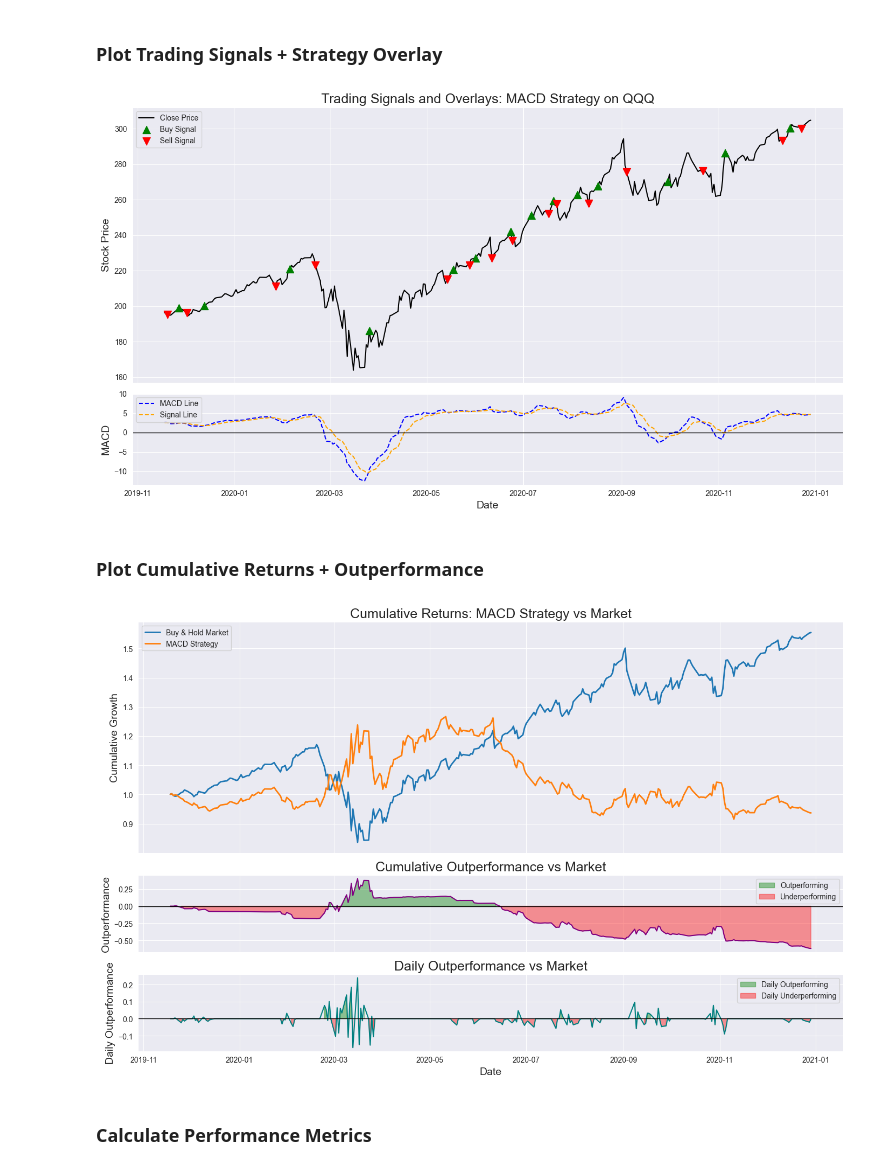
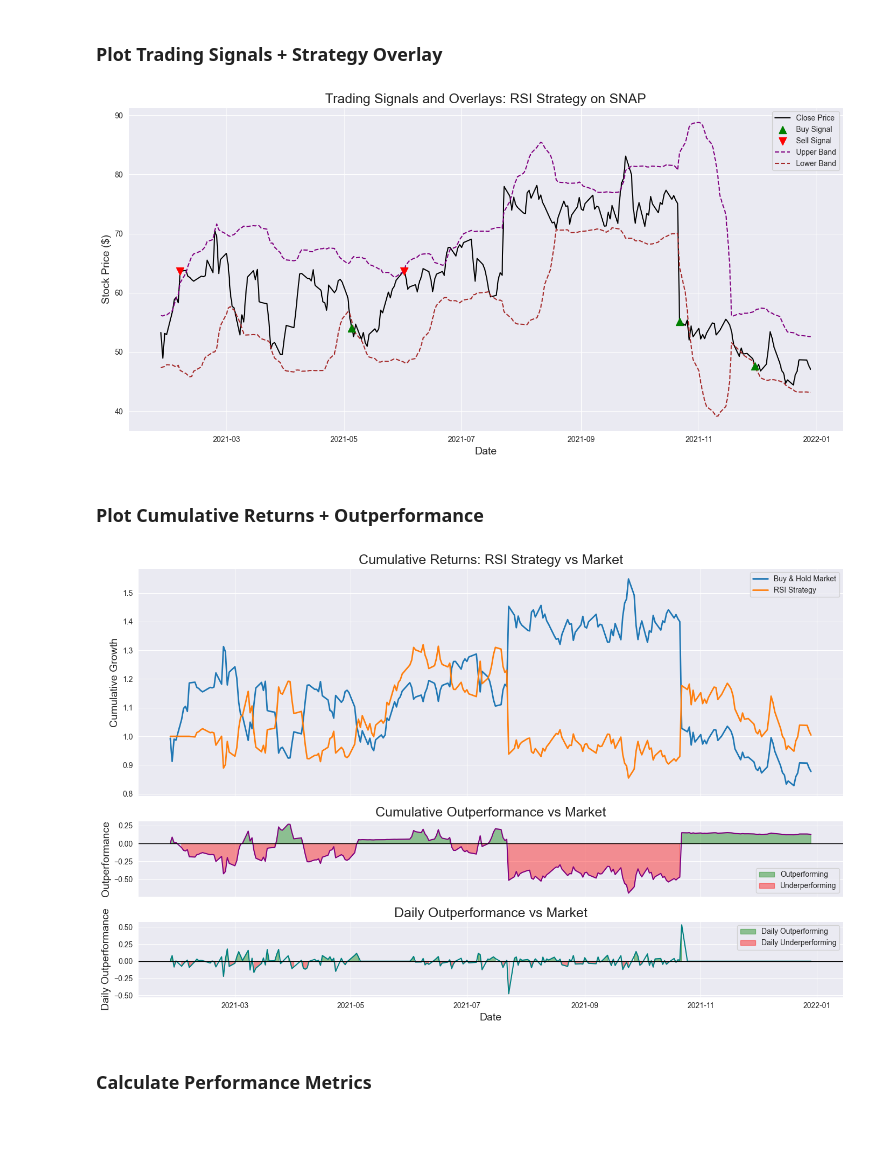
Before and after one commit to tobiassafie/first-year-coding, a Jupyter notebook: finance_models/capstone/Capstone_Backtester.ipynb, the cells around one changed output. Saved outputs shown, nothing was run; the diff lists cells and outputs as text; code cells hidden in the pictures; blank space fills up the shorter version.

```diff
--- a/finance_models/capstone/Capstone_Backtester.ipynb
+++ b/finance_models/capstone/Capstone_Backtester.ipynb
@@ -19,12 +26,12 @@ import seaborn as sns
 ### **Set Parameters**
 # %%
 # Set Backtest Settings
-ticker = 'QQQ'  # Example: 'TSLA', 'AAPL', etc.
-start_date = '2019-10-10' # Pull from 50 days earlier to allow indicators to warm up
-end_date = '2020-12-30'
+ticker = 'SNAP'  # Example: 'TSLA', 'AAPL', etc.
+start_date = '2020-10-10' # Pull from 50 days earlier to allow indicators to warm up
+end_date = '2021-12-30'
 
 # Select strategy
-strategy_choice = 'MACD'  # Options: 'SMA', 'EWMA', 'MACD', 'RSI', 'ATR'
+strategy_choice = 'RSI'  # Options: 'SMA', 'EWMA', 'MACD', 'RSI', 'ATR'
 # %% [markdown]
 ### **Download Data**
 # %%
@@ -35,6 +42,10 @@ df = yf.download(ticker, start=start_date, end=end_date, group_by="ticker")  # T
 if isinstance(df.columns, pd.MultiIndex):
     df = df[ticker]  # Select only TSLA's data
 
+df = df.copy()
+df.reset_index(inplace=True)  # promotes index (which is datetime) to a 'Date' column
+df['Date'] = pd.to_datetime(df['Date'])  # Ensure 'Date' is datetime
+
 # Keep only needed columns
-df = df[['High', 'Low', 'Close']].dropna()
+df = df[['High', 'Low', 'Close', 'Date']].dropna()
 # %% [output]
@@ -92,12 +104,6 @@ df = df.dropna()
 ### **Plot Trading Signals + Strategy Overlay**
 # %%
 sns.set_style('darkgrid')
-
-# Short bugfix
-if df.index.name != 'Date':
-    df = df.copy()
-    df.index.name = 'Date'
-    df = df.reset_index()
 
 # --- For MACD Strategy (Separate Subplots) ---
 if strategy_choice == 'MACD':
@@ -108,11 +114,11 @@ if strategy_choice == 'MACD':
 
     # Plot Buy signals
     buy_signals = df[df['Signal'] == 1]
-    ax1.scatter(buy_signals.index, buy_signals['Close'], label='Buy Signal', marker='^', color='green', s=100, zorder=5)
+    ax1.scatter(buy_signals['Date'], buy_signals['Close'], label='Buy Signal', marker='^', color='green', s=100, zorder=5)
 
     # Plot Sell signals
     sell_signals = df[df['Signal'] == -1]
-    ax1.scatter(sell_signals.index, sell_signals['Close'], label='Sell Signal', marker='v', color='red', s=100, zorder=5)
+    ax1.scatter(sell_signals['Date'], sell_signals['Close'], label='Sell Signal', marker='v', color='red', s=100, zorder=5)
 
     # Title and legend
     ax1.set_title(f"Trading Signals and Overlays: {strategy_choice} Strategy on {ticker}", fontsize=18)
@@ -142,35 +148,35 @@ else:
     buy_signals = df[df['Signal'] == 1]
     plt.scatter(buy_signals['Date'], buy_signals['Close'], label='Buy Signal', marker='^', color='green', s=100, zorder=5)
 
     # Plot Sell signals
     sell_signals = df[df['Signal'] == -1]
     plt.scatter(sell_signals['Date'], sell_signals['Close'], label='Sell Signal', marker='v', color='red', s=100, zorder=5)
 
     # Strategy-specific overlays
     if strategy_choice == 'SMA':
         sns.lineplot(data=df, x='Date', y='SMA_Short', label='SMA Short', color='blue', linestyle='--')
         sns.lineplot(data=df, x='Date', y='SMA_Long', label='SMA Long', color='orange', linestyle='--')
 
     elif strategy_choice == 'EWMA':
         sns.lineplot(data=df, x='Date', y='EWMA_Short', label='EWMA Short', color='blue', linestyle='--')
         sns.lineplot(data=df, x='Date', y='EWMA_Long', label='EWMA Long', color='orange', linestyle='--')
 
     elif strategy_choice == 'RSI':
         sns.lineplot(data=df, x='Date', y='Upper_Band', label='Upper Band', color='purple', linestyle='--')
         sns.lineplot(data=df, x='Date', y='Lower_Band', label='Lower Band', color='brown', linestyle='--')
 
     elif strategy_choice == 'ATR':
         sns.lineplot(data=df, x='Date', y='Upper_Breakout', label='Upper Breakout', color='purple', linestyle='--')
         sns.lineplot(data=df, x='Date', y='Lower_Breakout', label='Lower Breakout', color='brown', linestyle='--')
 
     plt.title(f"Trading Signals and Overlays: {strategy_choice} Strategy on {ticker}", fontsize=18)
     plt.xlabel("Date", fontsize=14)
-    plt.ylabel("Stock Price", fontsize=14)
+    plt.ylabel("Stock Price ($)", fontsize=14)
     plt.legend(loc='best')
     plt.tight_layout()
     plt.show()
 # %% [output]
-[figure, old version]
+[figure, new version]
 # %% [markdown]
 ### **Plot Cumulative Returns + Outperformance**
 # %%
@@ -190,9 +196,9 @@ ax1.legend()
 
 # Outperformance
 sns.lineplot(ax=ax2, data=df, x='Date', y='Outperformance', color='purple')
-ax2.fill_between(df.index, df['Outperformance'], 0,
+ax2.fill_between(df['Date'], df['Outperformance'], 0,
                  where=(df['Outperformance'] > 0), color='green', alpha=0.4, label='Outperforming')
-ax2.fill_between(df.index, df['Outperformance'], 0,
+ax2.fill_between(df['Date'], df['Outperformance'], 0,
                  where=(df['Outperformance'] <= 0), color='red', alpha=0.4, label='Underperforming')
 
 ax2.axhline(0, color='black', linewidth=1)
@@ -203,9 +209,9 @@ ax2.legend()
 
 # Daily outperformance
 sns.lineplot(ax=ax3, data=df, x='Date', y='Daily_Outperformance', color='teal')
-ax3.fill_between(df.index, df['Daily_Outperformance'], 0,
+ax3.fill_between(df['Date'], df['Daily_Outperformance'], 0,
                  where=(df['Daily_Outperformance'] > 0), color='green', alpha=0.4, label='Daily Outperforming')
-ax3.fill_between(df.index, df['Daily_Outperformance'], 0,
+ax3.fill_between(df['Date'], df['Daily_Outperformance'], 0,
                  where=(df['Daily_Outperformance'] <= 0), color='red', alpha=0.4, label='Daily Underperforming')
 ax3.axhline(0, color='black', linewidth=1)
 ax3.set_title(f'Daily Outperformance vs Market', fontsize=18)
@@ -216,7 +222,7 @@ ax3.legend()
 plt.tight_layout()
 plt.show()
 # %% [output]
-[figure, old version]
+[figure, new version]
 # %% [markdown]
 ### **Calculate Performance Metrics**
 # %%
```
Also changed, not shown: parts of 3 cells of this notebook.
